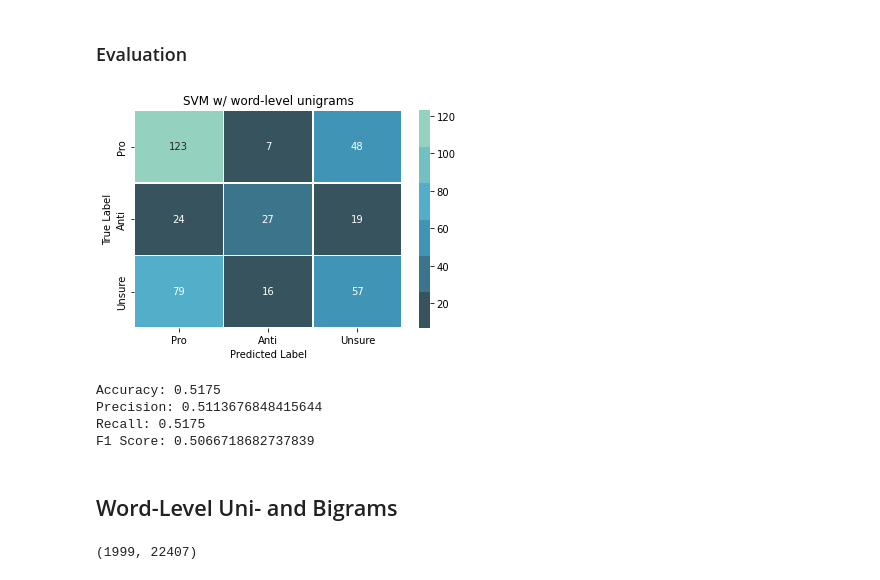
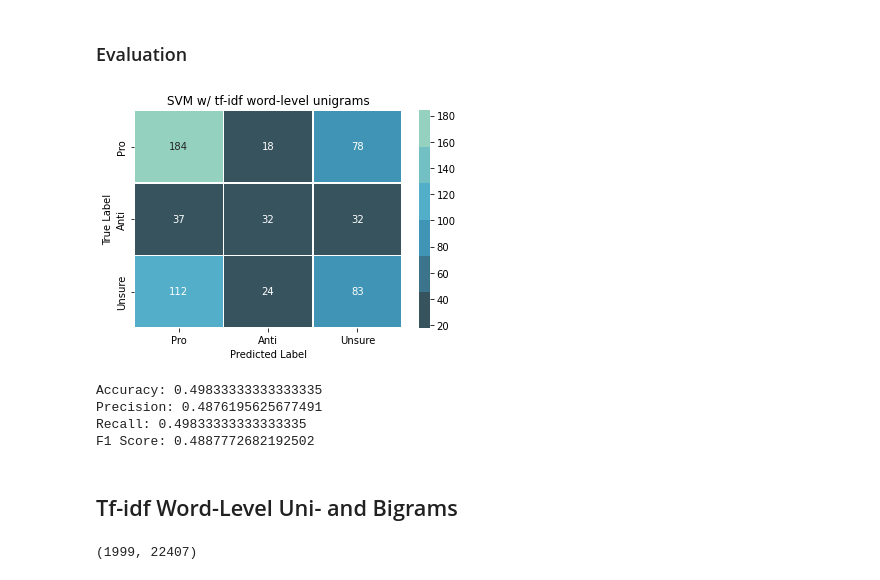
Before and after one commit to betoma/climate-change-emo-analysis, a Jupyter notebook: svm-classification.ipynb, the cells around one changed output. Drawn from its saved outputs; the diff is of its cells as text; code cells hidden in the pictures.

```diff
--- a/svm-classification.ipynb
+++ b/svm-classification.ipynb
@@ -33,0 +43,2 @@ vectorizer_char45gram = TfidfVectorizer(analyzer='char',ngram_range=(4,5))
+# %%
+x_train, x_test, y_train, y_test = model_selection.train_test_split(x_data,y_data,test_size=0.3,random_state=42)
@@ -33,0 +99,3 @@ vectorizer_char45gram = TfidfVectorizer(analyzer='char',ngram_range=(4,5))
+# %%
+x_data = vectorizer_unibi.fit_transform(tweets)
+x_data.shape
@@ -33,0 +104,2 @@ vectorizer_char45gram = TfidfVectorizer(analyzer='char',ngram_range=(4,5))
+# %%
+x_train, x_test, y_train, y_test = model_selection.train_test_split(x_data,y_data,test_size=0.3,random_state=42)
@@ -39,7 +163,7 @@ x_data.shape
 # %% [output]
 (1999, 4921)
 # %%
-x_train, x_test, y_train, y_test = model_selection.train_test_split(x_data,y_data,test_size=0.2,random_state=42)
+x_train, x_test, y_train, y_test = model_selection.train_test_split(x_data,y_data,test_size=0.3,random_state=42)
 # %% [markdown]
 ### Parameter-Tuning
 # %%
@@ -77,23 +201,23 @@ sns_cm.index = ["Pro", "Anti","Unsure"]
 # %%
 fig, ax = plt.subplots()
 heatmap = sns.heatmap(sns_cm, annot=True, fmt="d",ax=ax,linewidths=.5,cmap=sns.color_palette("GnBu_d"))
 heatmap.yaxis.set_ticklabels(heatmap.yaxis.get_ticklabels(), rotation=90, va="center")
 heatmap.xaxis.set_ticklabels(heatmap.xaxis.get_ticklabels(), rotation=0)
-ax.set(title="SVM w/ word-level unigrams",xlabel="Predicted Label",ylabel="True Label")
+ax.set(title="SVM w/ tf-idf word-level unigrams",xlabel="Predicted Label",ylabel="True Label")
 fig.show()
 # %% [output]
-[figure, old version]
+[figure, new version]
 # %%
 accuracy = metrics.accuracy_score(y_test,y_unigram)
-precision, recall, f1, _ = metrics.precision_recall_fscore_support(y_test,y_unigram,pos_label=1,average='weighted')
+precision, recall, f1, _ = metrics.precision_recall_fscore_support(y_test,y_unigram,average='weighted')
 print(f"Accuracy: {accuracy}\nPrecision: {precision}\nRecall: {recall}\nF1 Score: {f1}\n")
 # %% [output]
-Accuracy: 0.5175
-Precision: 0.5113676848415644
-Recall: 0.5175
-F1 Score: 0.5066718682737839
+Accuracy: 0.49833333333333335
+Precision: 0.4876195625677491
+Recall: 0.49833333333333335
+F1 Score: 0.4887772682192502
 # %% [markdown]
-## Word-Level Uni- and Bigrams
+## Tf-idf Word-Level Uni- and Bigrams
 # %%
 x_data = vectorizer_unibigram.fit_transform(tweets)
 x_data.shape
```
Also changed, not shown: parts of 46 cells of this notebook.
